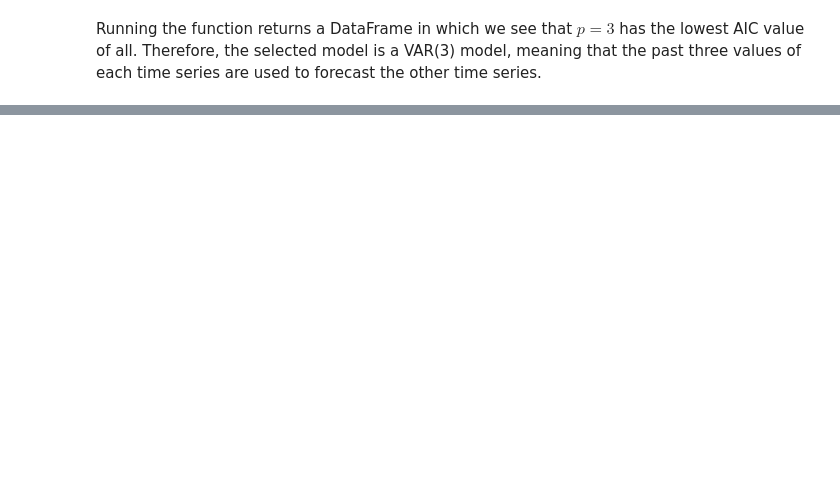
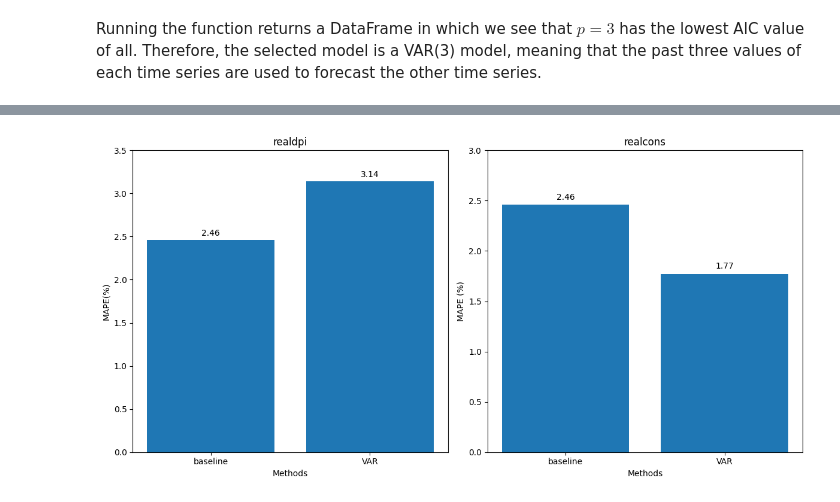
Before and after one commit to JPL-JUNO/Time-Series, a Jupyter notebook: TSFP/code/ch10_forecasting_multiple_time_series.ipynb, the cells around one changed output, grey strips where cells are left out. Cells and saved outputs as stored; diff of their text form; code cells hidden in the pictures; blank space fills up the shorter version.

```diff
--- a/TSFP/code/ch10_forecasting_multiple_time_series.ipynb
+++ b/TSFP/code/ch10_forecasting_multiple_time_series.ipynb
@@ -114,0 +299,40 @@ granger_1 = grangercausalitytests(
+# %%
+mape_realdpi_VAR = (
+    mean_absolute_percentage_error(test["realdpi"], test["realdpi_pred_VAR"]) * 100
+)
+mape_realcons_VAR = (
+    mean_absolute_percentage_error(test["realcons"], test["realcons_pred_VAR"]) * 100
+)
+mape_realdpi_baseline = (
+    mean_absolute_percentage_error(test["realcons"], test["realcons_pred_baseline"])
+    * 100
+)
+mape_realcons_baseline = (
+    mean_absolute_percentage_error(test["realcons"], test["realcons_pred_baseline"])
+    * 100
+)
+# %%
+fig, (ax1, ax2) = plt.subplots(nrows=1, ncols=2, figsize=(12, 6))
+x = ["baseline", "VAR"]
+y1 = [mape_realdpi_baseline, mape_realdpi_VAR]
+y2 = [mape_realcons_baseline, mape_realcons_VAR]
+ax1.bar(x, y1)
+ax1.set_xlabel("Methods")
+ax1.set_ylabel("MAPE(%)")
+ax1.set_title("realdpi")
+ax1.set_ylim(0, 3.5)
+
+ax2.bar(x, y2)
+ax2.set_xlabel("Methods")
+ax2.set_ylabel("MAPE (%)")
+ax2.set_title("realcons")
+ax2.set_ylim(0, 3)
+
+for index, value in enumerate(y1):
+    ax1.text(x=index, y=value + 0.05, s=str(round(value, 2)), ha="center")
+for index, value in enumerate(y2):
+    ax2.text(x=index, y=value + 0.05, s=str(round(value, 2)), ha="center")
+plt.tight_layout()
+plt.savefig("img/CH10_F07.png", dpi=300)
+# %% [output]
+[figure, added]
```
Also changed, not shown: parts of 17 cells of this notebook, 6 other files.
